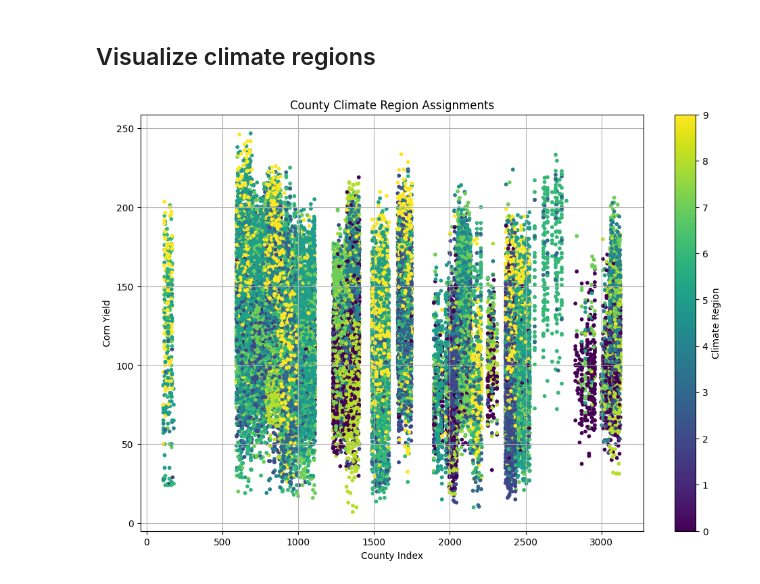
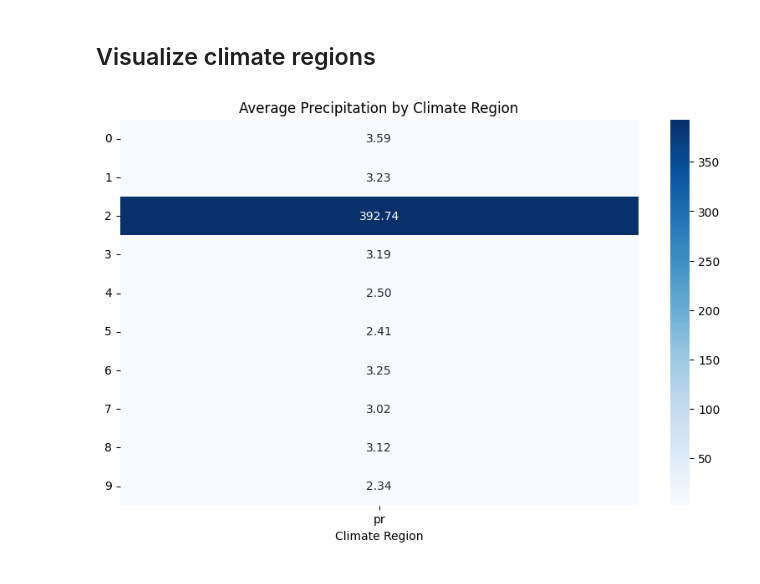
Before and after one commit to baekka1/Crop-Yield-Prediction, a Jupyter notebook: Analyze_spatial_weather_heterogeneity_by_clustering_climate_patterns.ipynb, the cells around one changed output. Saved outputs shown, nothing was run; the diff lists cells and outputs as text; code cells hidden in the pictures.

```diff
--- a/Analyze_spatial_weather_heterogeneity_by_clustering_climate_patterns.ipynb
+++ b/Analyze_spatial_weather_heterogeneity_by_clustering_climate_patterns.ipynb
@@ -227,16 +175,24 @@ Climate Region 9 shows significant sensitivity:
 # %% [markdown]
 ## Visualize climate regions
-# %%
-import matplotlib.pyplot as plt
-
-# Create a scatter plot of counties colored by climate region
-plt.figure(figsize=(12, 8))
-plt.scatter(df.id2, df['yield'], c=df['climate_region'], cmap='viridis', s=10)
-plt.xlabel('County Index')
-plt.ylabel('Corn Yield')
-plt.title('County Climate Region Assignments')
-plt.colorbar(label='Climate Region')
-plt.grid(True)
-plt.show()
-# %% [output]
-[figure, removed]
+# %%
+import seaborn as sns
+# Calculate the average precipitation for each climate region
+avg_pr_by_region = df.groupby('climate_region')['pr'].mean().reset_index()
+
+# Reshape the data for the heatmap (optional, but can be useful for clarity)
+# In this case, since we only have one variable (precipitation), a simple bar plot might also be effective,
+# but a heatmap can still show the values clearly.
+# For a heatmap to be meaningful, you usually need a matrix of values.
+# Let's create a simple heatmap showing the average precipitation value per region.
+# We can treat climate region as one axis and 'average precipitation' as the value.
+
+plt.figure(figsize=(10, 6))
+sns.heatmap(avg_pr_by_region.set_index('climate_region'), annot=True, cmap='Blues', fmt=".2f")
+plt.title('Average Precipitation by Climate Region')
+plt.xlabel('Climate Region')
+plt.ylabel('') # No y-label needed as climate region is on the index
+plt.yticks(rotation=0)
+plt.savefig('precipitation_by_cluster.png')
+plt.show()
+# %% [output]
+[figure, added]
```
Also changed, not shown: parts of 6 cells of this notebook.
